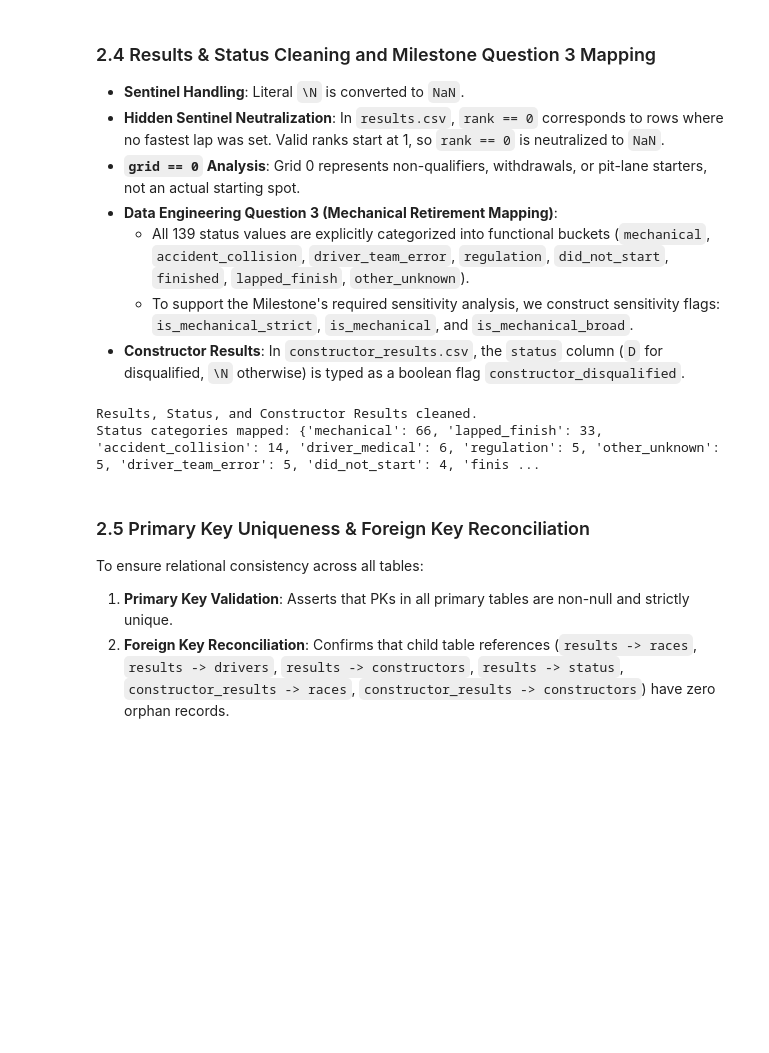
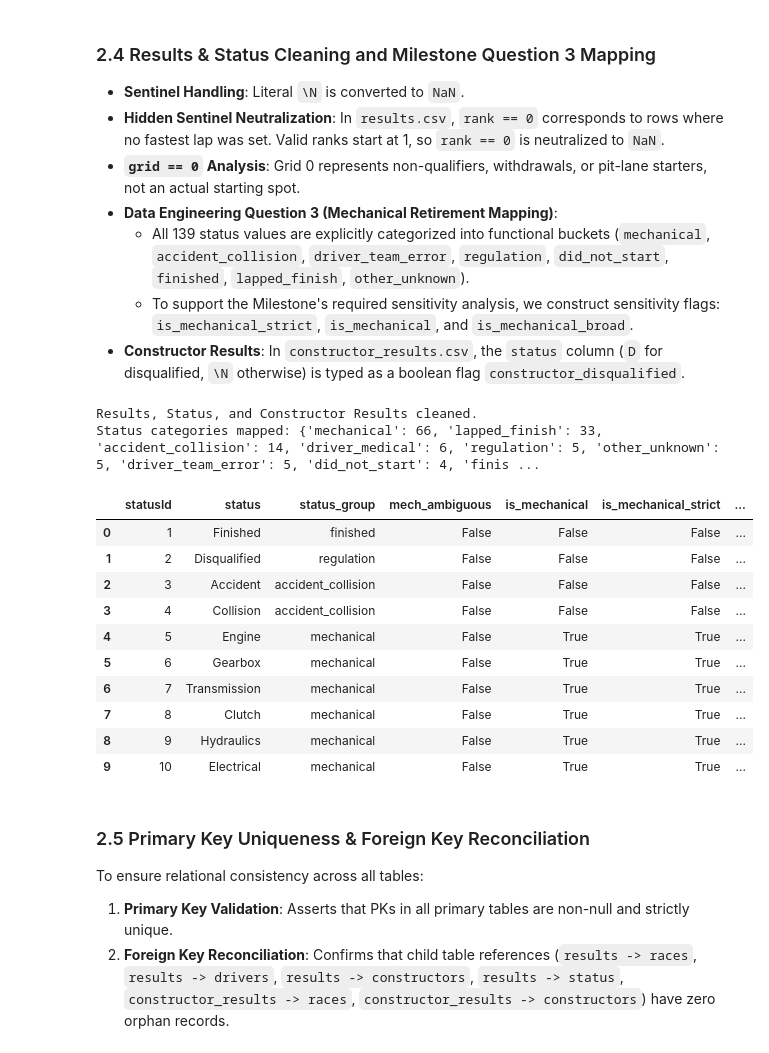
Before and after one commit to amado-888/ACL_Project, a Jupyter notebook: cleaned-version.ipynb, the cells around one changed output. Cells and saved outputs as stored; diff of their text form; code cells hidden in the pictures; blank space fills up the shorter version.

```diff
--- a/cleaned-version.ipynb
+++ b/cleaned-version.ipynb
@@ -475,33 +490,46 @@ status_map = {
     "Retired": U, "Not classified": U, "Not restarted": U, "Fire": U, "Fuel": U
 }
 
 def classify_status(s):
     if s in status_map:
         return status_map[s]
     if re.fullmatch(r"\+\d+ Laps?", str(s)):
         return "lapped_finish"
     return U
 
 status_clean["statusId"] = status_clean["statusId"].astype(int)
 status_clean["status_group"] = status_clean["status"].map(classify_status)
 
 # Ambiguity flags for Q3 sensitivity analysis
 ambiguous_statuses = {
     "Wheel", "Seat", "Driver Seat", "Safety belt", "Puncture", "Tyre puncture",
     "Tyre", "Broken wing", "Front wing", "Rear wing", "Undertray", "Handling",
     "Refuelling", "Fuel rig", "Fire", "Fuel", "Stalled"
 }
 status_clean["mech_ambiguous"] = status_clean["status"].isin(ambiguous_statuses)
 status_clean["is_mechanical"] = status_clean["status_group"] == M
 status_clean["is_mechanical_strict"] = status_clean["is_mechanical"] & ~status_clean["mech_ambiguous"]
 status_clean["is_mechanical_broad"] = status_clean["is_mechanical"] | status_clean["mech_ambiguous"]
 status_clean["is_race_start"] = status_clean["status_group"] != N
 
 print("Results, Status, and Constructor Results cleaned.")
 print(f"Status categories mapped: {status_clean['status_group'].value_counts().to_dict()}")
+
+status_clean.head(10)
 # %% [output]
 Results, Status, and Constructor Results cleaned.
 Status categories mapped: {'mechanical': 66, 'lapped_finish': 33, 'accident_collision': 14, 'driver_medical': 6, 'regulation': 5, 'other_unknown': 5, 'driver_team_error': 5, 'did_not_start': 4, 'finis ...
+|  | statusId | status | status_group | mech_ambiguous | is_mechanical | is_mechanical_strict | ... |
+| 0 | 1 | Finished | finished | False | False | False | ... |
+| 1 | 2 | Disqualified | regulation | False | False | False | ... |
+| 2 | 3 | Accident | accident_collision | False | False | False | ... |
+| 3 | 4 | Collision | accident_collision | False | False | False | ... |
+| 4 | 5 | Engine | mechanical | False | True | True | ... |
+| 5 | 6 | Gearbox | mechanical | False | True | True | ... |
+| 6 | 7 | Transmission | mechanical | False | True | True | ... |
+| 7 | 8 | Clutch | mechanical | False | True | True | ... |
+| 8 | 9 | Hydraulics | mechanical | False | True | True | ... |
+| 9 | 10 | Electrical | mechanical | False | True | True | ... |
 # %% [markdown]
 ### 2.5 Primary Key Uniqueness & Foreign Key Reconciliation
 To ensure relational consistency across all tables:
```
Also changed, not shown: parts of 20 cells of this notebook.
